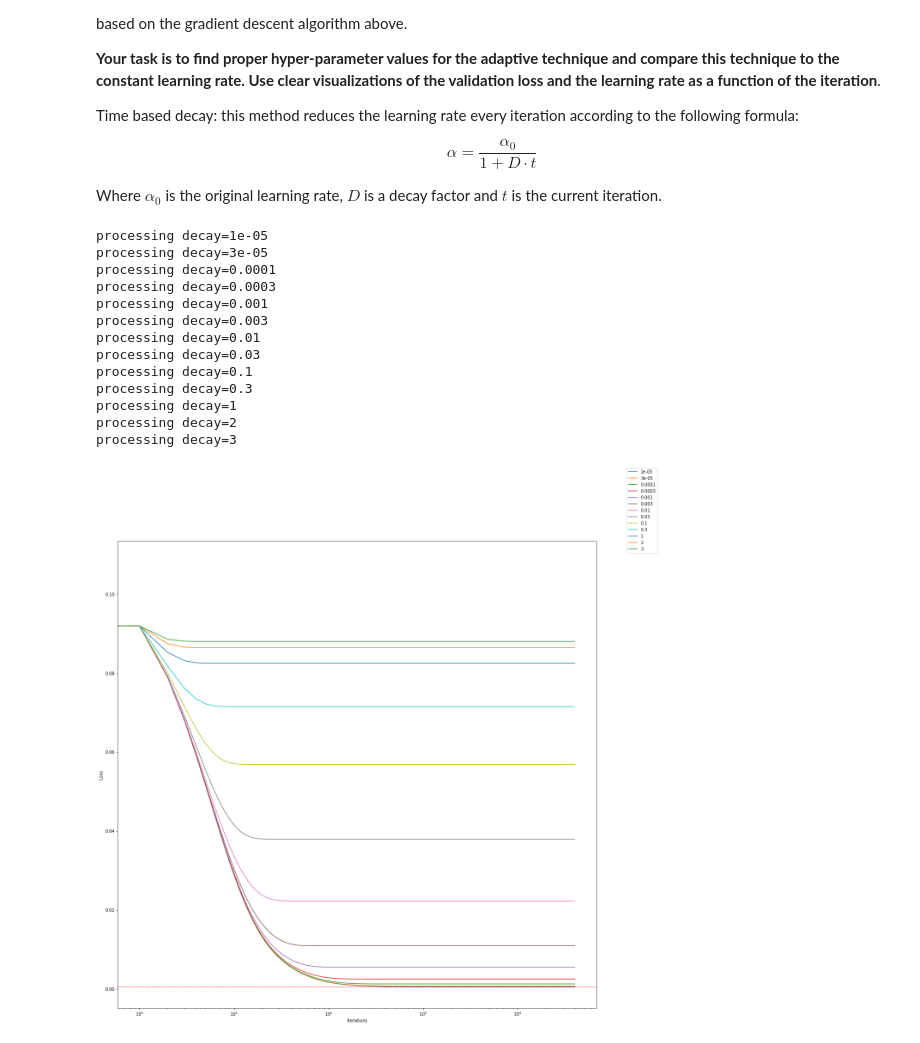
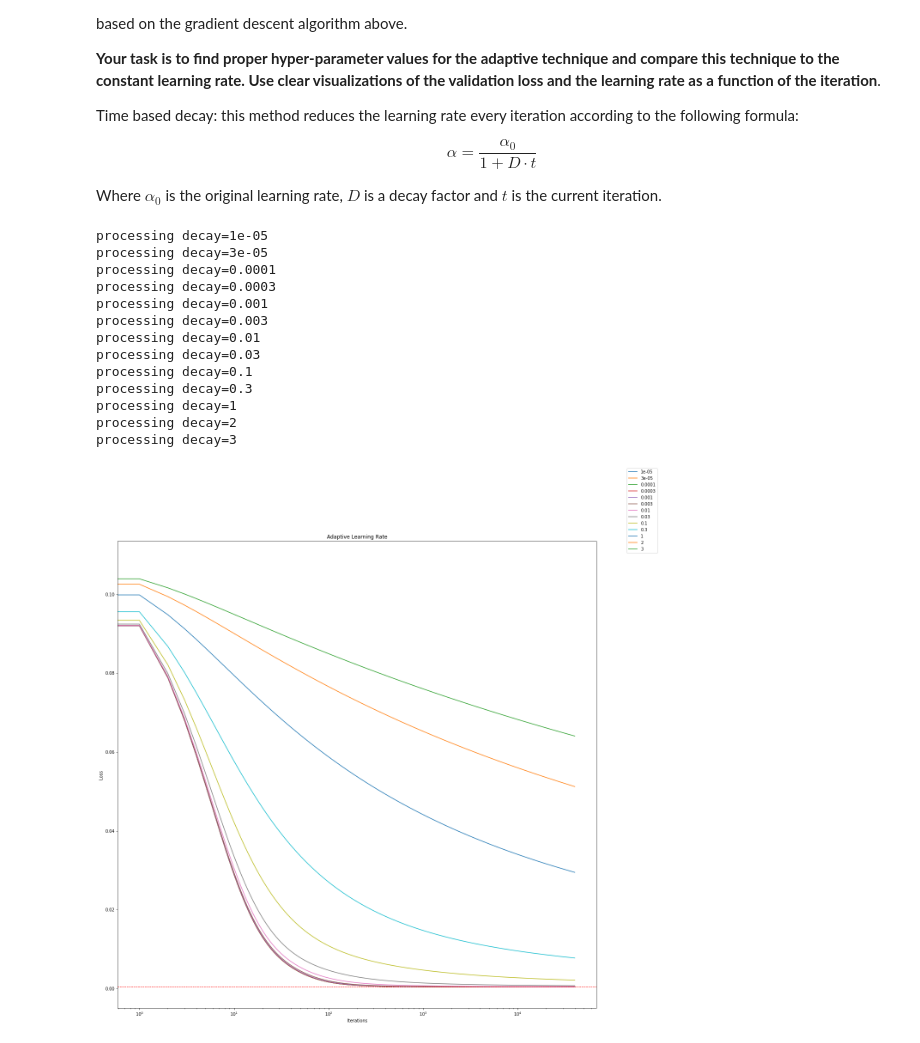
Before and after one commit to Omergral/Machine_Learning_Msc, a Jupyter notebook: HW_1/hw1_206337768_311515381.ipynb, the cells around one changed output. Drawn from its saved outputs; the diff is of its cells as text; code cells hidden in the pictures.

```diff
--- a/HW_1/hw1_206337768_311515381.ipynb
+++ b/HW_1/hw1_206337768_311515381.ipynb
@@ -634,7 +634,7 @@ shape = X_train.shape[1]
 theta = np.ones(shape)
 J = compute_cost(X_train, y_train, theta)
 # %%
-def adaptive_learning_rate(X, y, theta, alpha, num_iters, D):
+def adaptive_learning_rate(X, y, theta, alpha_0, num_iters, D):
     """
     Learn the parameters of your model using the *training set*, but stop
     the learning process once the improvement of the loss value is smaller
@@ -661,12 +661,11 @@ def adaptive_learning_rate(X, y, theta, alpha, num_iters, D):
 
     for _ in range(num_iters):
 
+        alpha = alpha_0 / (1 + D * _)
+
         theta -= (alpha / m) * X.T.dot(X.dot(theta) - y)
         J_history.append(compute_cost(X, y, theta))
 
-        if len(J_history) > 1:
-            alpha /= (1 + D * _)
-
 
     return theta, J_history
 # %%
@@ -680,31 +679,32 @@ for decay in [0.00001, 0.00003, 0.0001, 0.0003, 0.001, 0.003, 0.01, 0.03, 0.1, 0
     print(f"processing {decay=}")
     np.random.seed(42)
     shape = X_train.shape[1]
     theta = np.random.random(shape)
     theta, J_history = adaptive_learning_rate(X_train ,y_train, theta, best_alpha, iterations, decay)
     axes.plot(np.arange(iterations), J_history, label=decay)
     axes.set_xscale('log')
     axes.set_xlabel('Iterations')
     axes.set_ylabel('Loss')
+    axes.set_title('Adaptive Learning Rate')
 
 theta_pinv = pinv(X_train ,y_train)
 J_pinv = compute_cost(X_train, y_train, theta_pinv)
 axes.axhline(y = J_pinv, xmin = 0, xmax = len(J_history), color='r',
            linewidth = 1, linestyle = 'dashed')
 fig.legend()
 fig.show()
 # %% [output]
 processing decay=1e-05
 processing decay=3e-05
 processing decay=0.0001
 processing decay=0.0003
 processing decay=0.001
 processing decay=0.003
 processing decay=0.01
 processing decay=0.03
 processing decay=0.1
 processing decay=0.3
 processing decay=1
 processing decay=2
 processing decay=3
-[figure, old version]
+[figure, new version]
```
Also changed, not shown: 1 other file.
